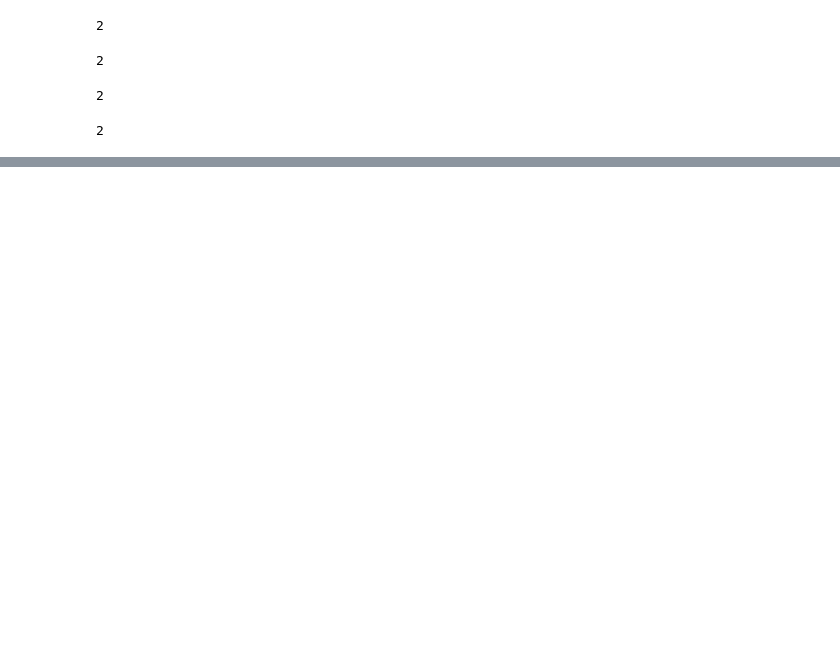
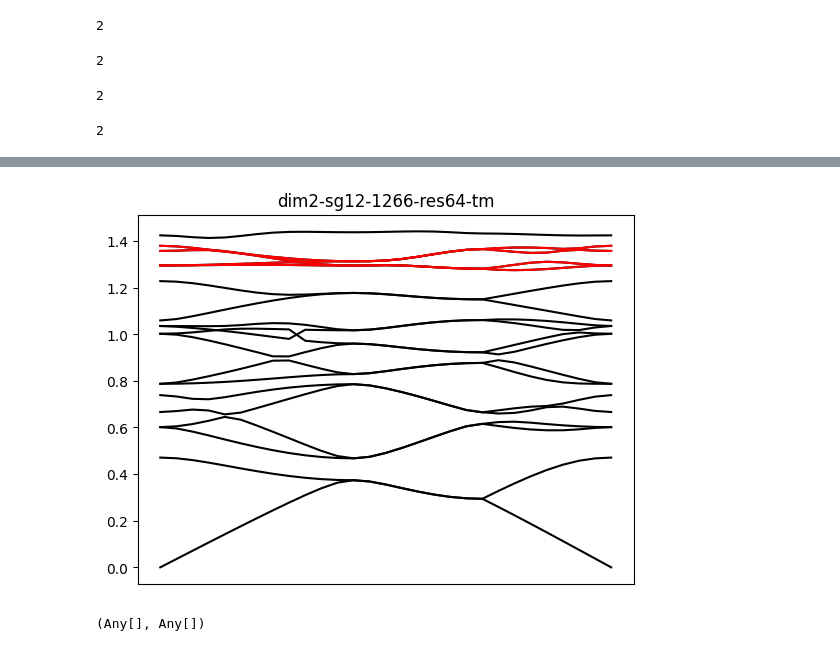
Before and after one commit to AliGhorashiCMT/Topological-Prevalence, a Jupyter notebook: Wilson Loop Analysis.ipynb, the cells around one changed output, grey strips where cells are left out. Saved outputs shown, nothing was run; the diff lists cells and outputs as text; code cells hidden in the pictures; blank space fills up the shorter version.

```diff
--- a/Wilson Loop Analysis.ipynb
+++ b/Wilson Loop Analysis.ipynb
@@ -187,0 +447,10 @@ ks[62:end] = [[0.0, 0.0], [0.0, 0.025], [0.0, 0.05], [0.0, 0.075], [0.0, 0.1], [
+# %%
+band_data = readdlm("./dispersions/output/dim2-sg12-1266-res64-tm-dispersion.out", ',')[:, 6:6+18]
+plot(band_data, color="black")
+plot(band_data[:, 15:18], color="red");
+title("dim2-sg12-1266-res64-tm")
+xticks(Float64[])
+#ylim(0, 0.8)
+# %% [output]
+[figure, added]
+(Any[], Any[])
```
Also changed, not shown: parts of 51 cells of this notebook.
